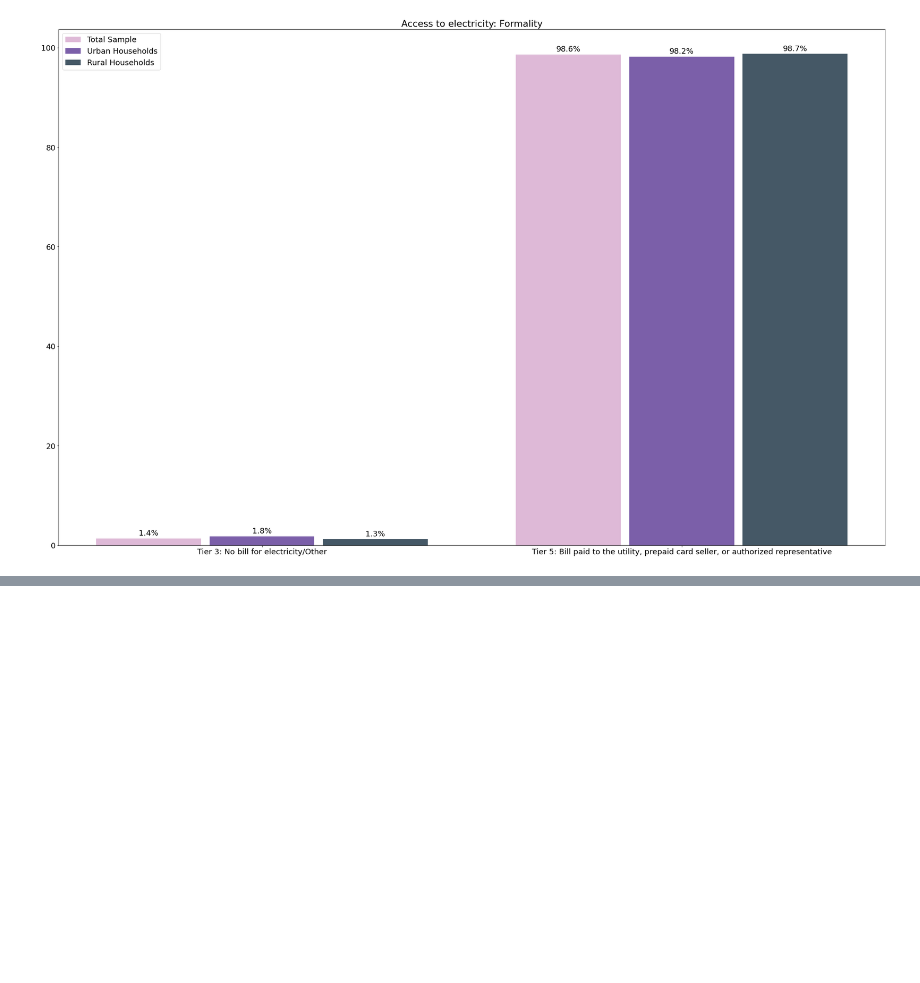
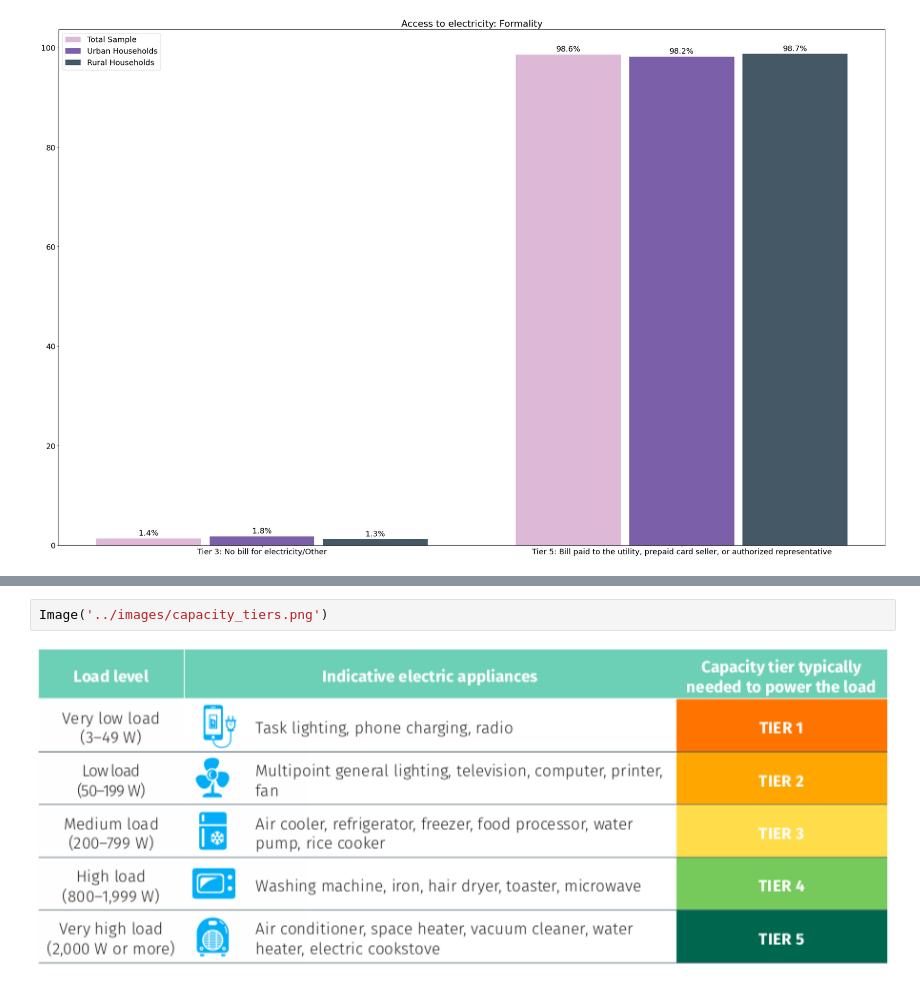
Before and after one commit to alfonsocaiazzo/esmap-mtf-data, a Jupyter notebook: mtf-book/rwanda/mtf_electricity.ipynb, the cells around one changed output, grey strips where cells are left out. Drawn from its saved outputs; the diff is of its cells as text; blank space fills up the shorter version.

```diff
--- a/mtf-book/rwanda/mtf_electricity.ipynb
+++ b/mtf-book/rwanda/mtf_electricity.ipynb
@@ -345,0 +425,4 @@ plot_tier_distribution(main,'E_Formality',values= [3,5],
+# %%
+Image('../images/capacity_tiers.png')
+# %% [output]
+[figure, added]
```
Also changed, not shown: parts of 8 cells of this notebook, 1 other file.
